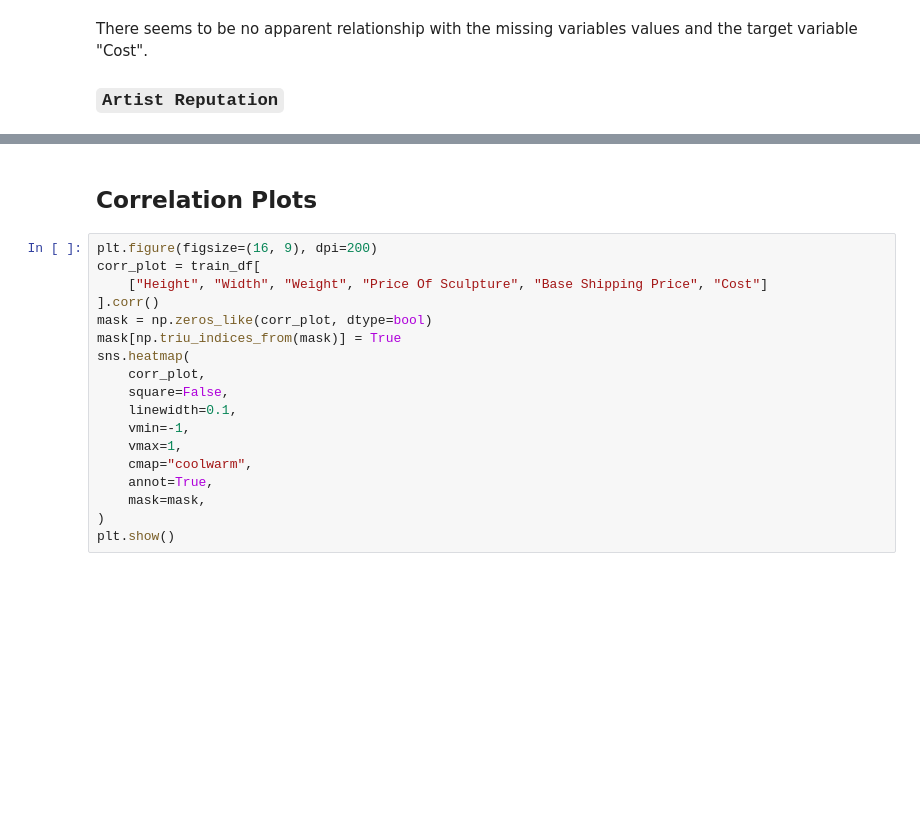
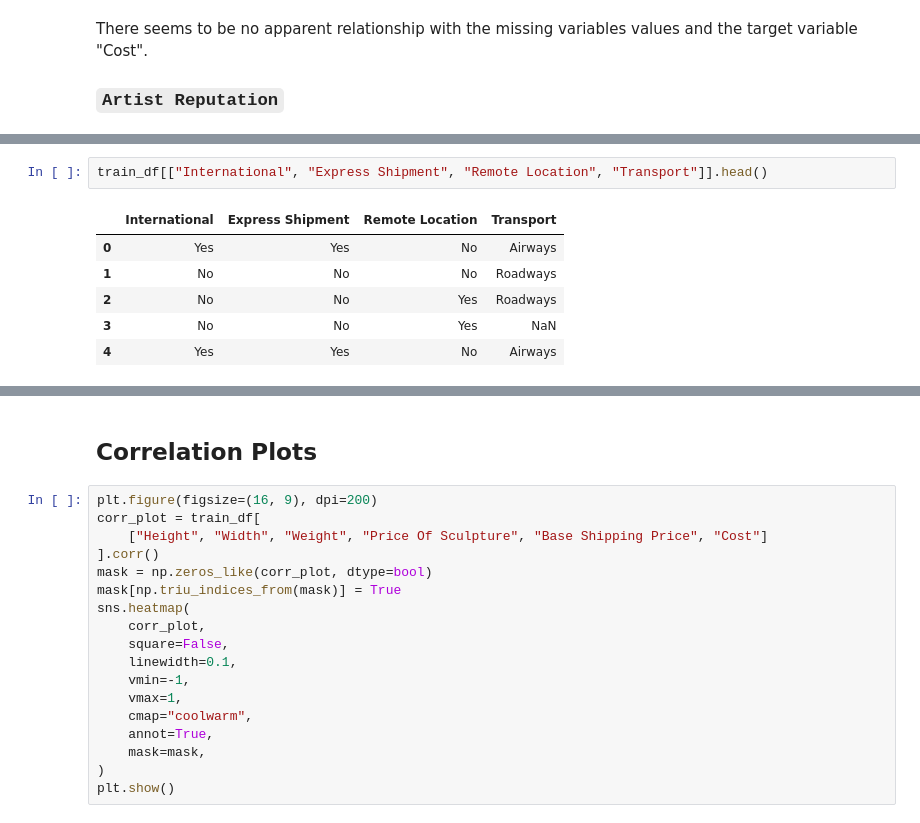
Before and after one commit to jacob5412/HackerEarth-Exhibit-Art, a Jupyter notebook: EDA-2.ipynb, the cells around one changed output, grey strips where cells are left out. Saved outputs shown, nothing was run; the diff lists cells and outputs as text; blank space fills up the shorter version.

```diff
--- a/EDA-2.ipynb
+++ b/EDA-2.ipynb
@@ -208,0 +436,9 @@ RandomForestRegressor(max_depth=2, random_state=0)
+# %%
+train_df[["International", "Express Shipment", "Remote Location", "Transport"]].head()
+# %% [output]
+|  | International | Express Shipment | Remote Location | Transport |
+| 0 | Yes | Yes | No | Airways |
+| 1 | No | No | No | Roadways |
+| 2 | No | No | Yes | Roadways |
+| 3 | No | No | Yes | NaN |
+| 4 | Yes | Yes | No | Airways |
```
Also changed, not shown: parts of 52 cells of this notebook.
